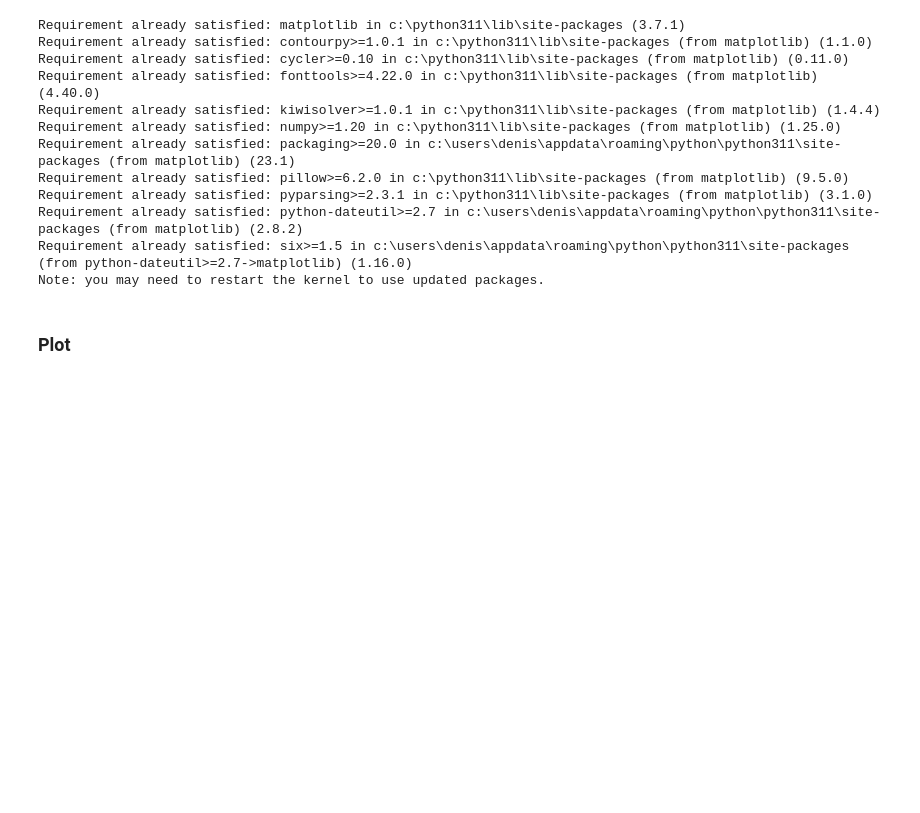
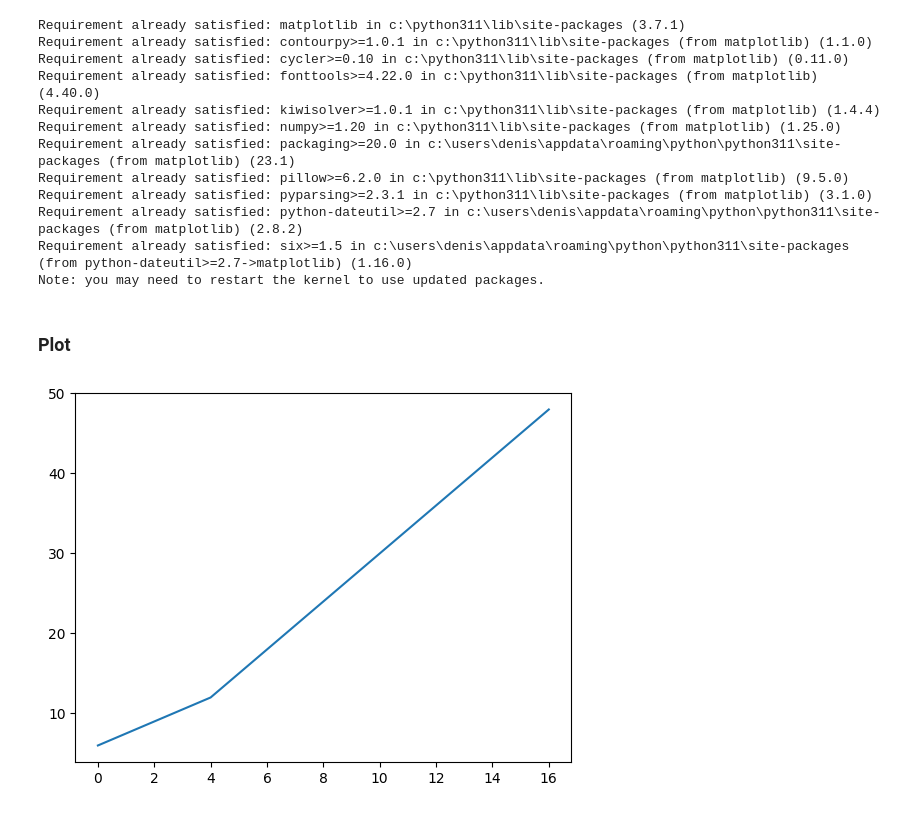
Before and after one commit to DenisseJ/Python-3-Intermedio, a Jupyter notebook: Bibliotecas.ipynb, the cells around one changed output. Saved outputs shown, nothing was run; the diff lists cells and outputs as text; code cells hidden in the pictures; blank space fills up the shorter version.

```diff
--- a/Bibliotecas.ipynb
+++ b/Bibliotecas.ipynb
@@ -710,4 +790,8 @@ import matplotlib.pyplot as plt
 # %%
 import numpy as np
 puntos_x = np.array([0,4,8,16])
-puntos_y = np.array([6,12,24,])
+puntos_y = np.array([6,12,24,48])
+plt.plot(puntos_x,puntos_y)
+plt.show()
+# %% [output]
+[figure, added]
```
Also changed, not shown: parts of 48 cells of this notebook, 3 other files.
